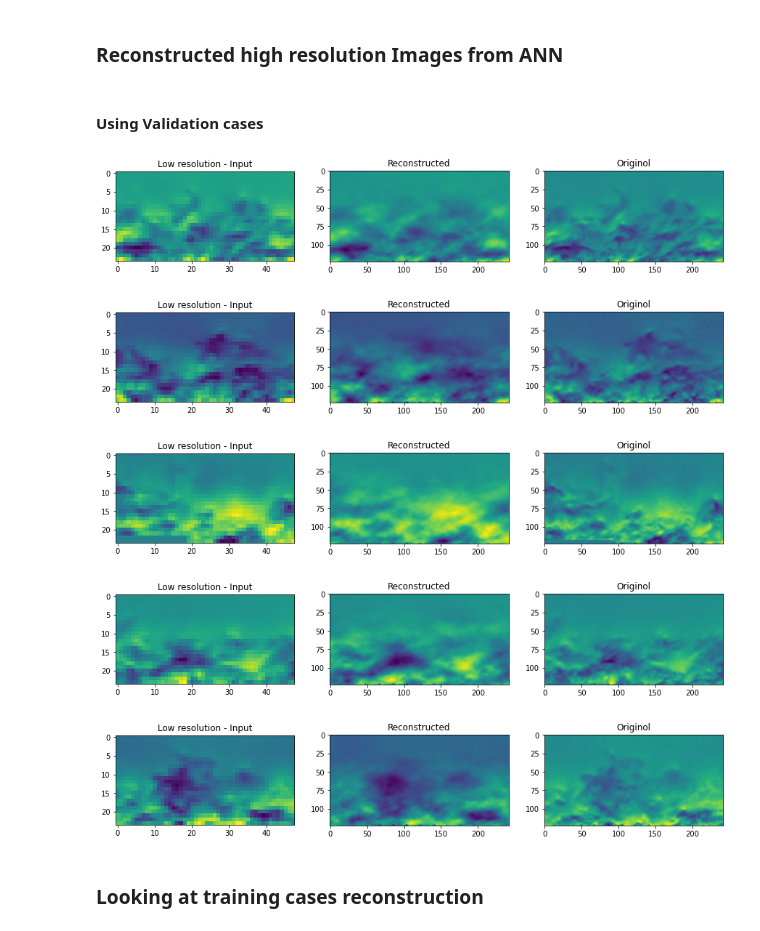
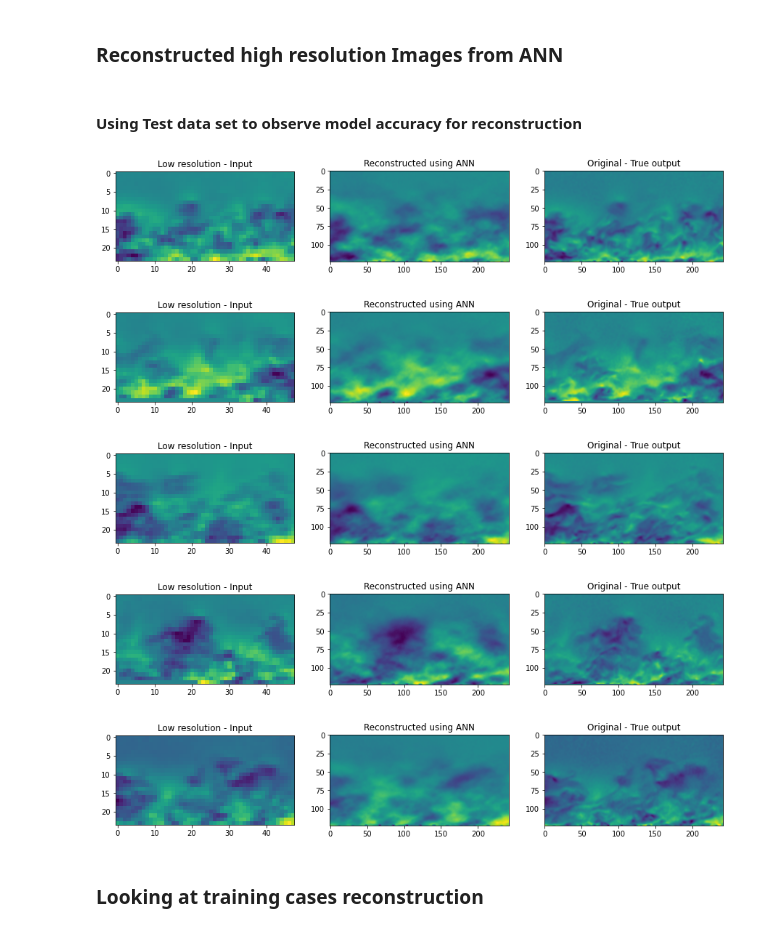
Before and after one commit to kommalapatisahil/superResolution, a Jupyter notebook: SuperResolution_ANNs_ModelV1.ipynb, the cells around one changed output. Drawn from its saved outputs; the diff is of its cells as text; code cells hidden in the pictures.

```diff
--- a/SuperResolution_ANNs_ModelV1.ipynb
+++ b/SuperResolution_ANNs_ModelV1.ipynb
@@ -82,7 +82,7 @@ for i in tqdm(range(750)):
 ### Spliting into training and validation data
 # %%
 from sklearn.model_selection import train_test_split
-x_train, x_valid, y_train, y_valid = train_test_split(data_ins, data_outs, test_size=0.05, shuffle= True)
+x_train, x_test, y_train, y_test = train_test_split(data_ins, data_outs, test_size=0.05, shuffle= True)
 # %% [markdown]
 #### looking at a sample training input and training output
 # %%
@@ -234,31 +234,31 @@ plt.show()
 [figure]
 # %% [markdown]
 ### Reconstructed high resolution Images from ANN
-# %% [markdown]
-#### Using Validation cases
+# %% [markdown]
+#### Using Test data set to observe model accuracy for reconstruction
 # %%
 for i in range(2,7):
     plt.figure(figsize = (15,10))
 
     plt.subplot(1,3,1)
-    plt.imshow(rf(x_valid[i].reshape(xshape)))
+    plt.imshow(rf(x_test[i].reshape(xshape)))
     plt.title('Low resolution - Input')
-    y_pred0 = model.predict(np.array([x_valid[i]]))
+    y_pred0 = model.predict(np.array([x_test[i]]))
 
     plt.subplot(1,3,2)
     plt.imshow(rf(y_pred0.reshape(yshape)))
-    plt.title('Reconstructed')
+    plt.title('Reconstructed using ANN')
 
     plt.subplot(1,3,3)
-    plt.imshow(rf(y_valid[i].reshape(yshape)))
-    plt.title('Originol')
+    plt.imshow(rf(y_test[i].reshape(yshape)))
+    plt.title('Original - True output')
     plt.show()
 # %% [output]
-[figure, old version]
+[figure, new version]
-[figure, old version]
+[figure, new version]
-[figure, old version]
+[figure, new version]
-[figure, old version]
+[figure, new version]
-[figure, old version]
+[figure, new version]
 # %% [markdown]
 ### Looking at training cases reconstruction
 # %%
```
Also changed, not shown: parts of 2 cells of this notebook.
